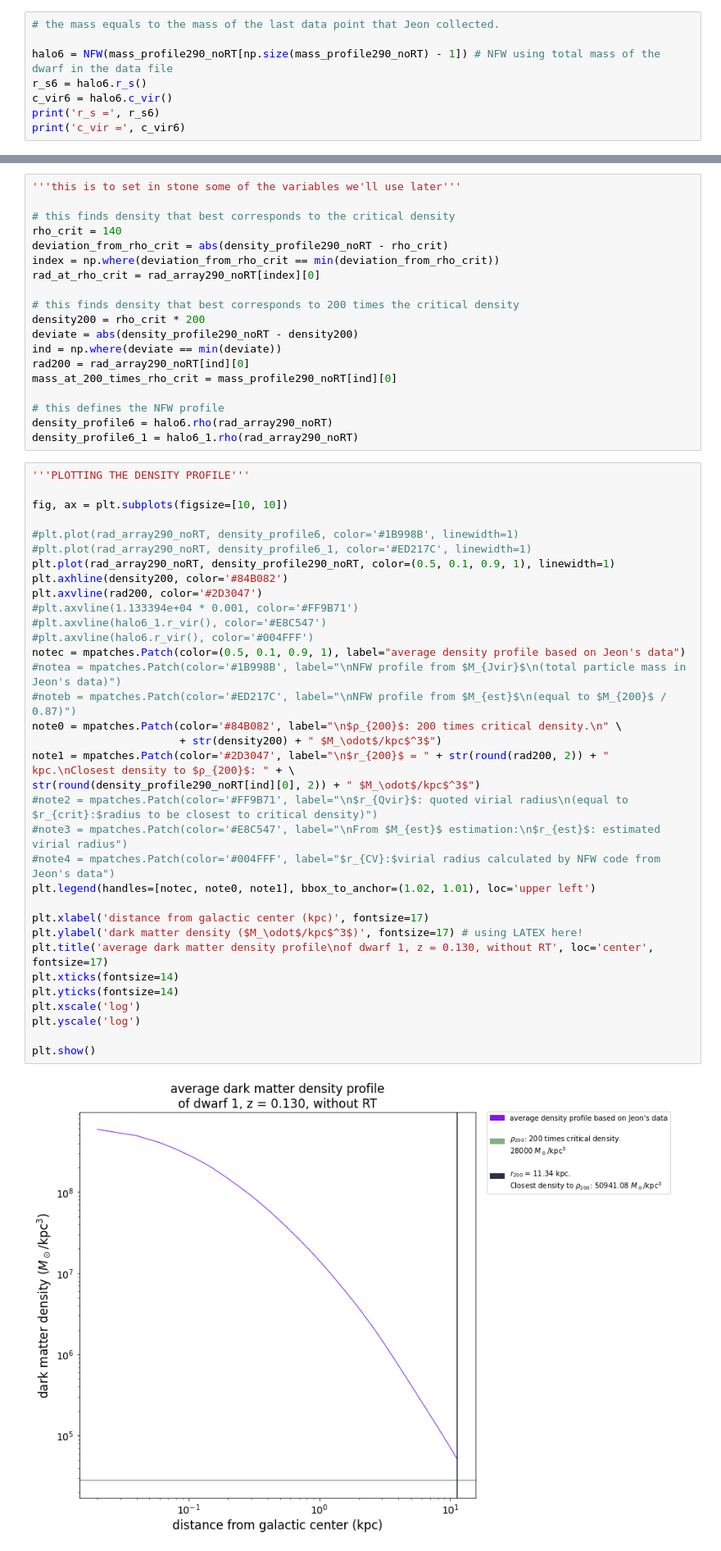
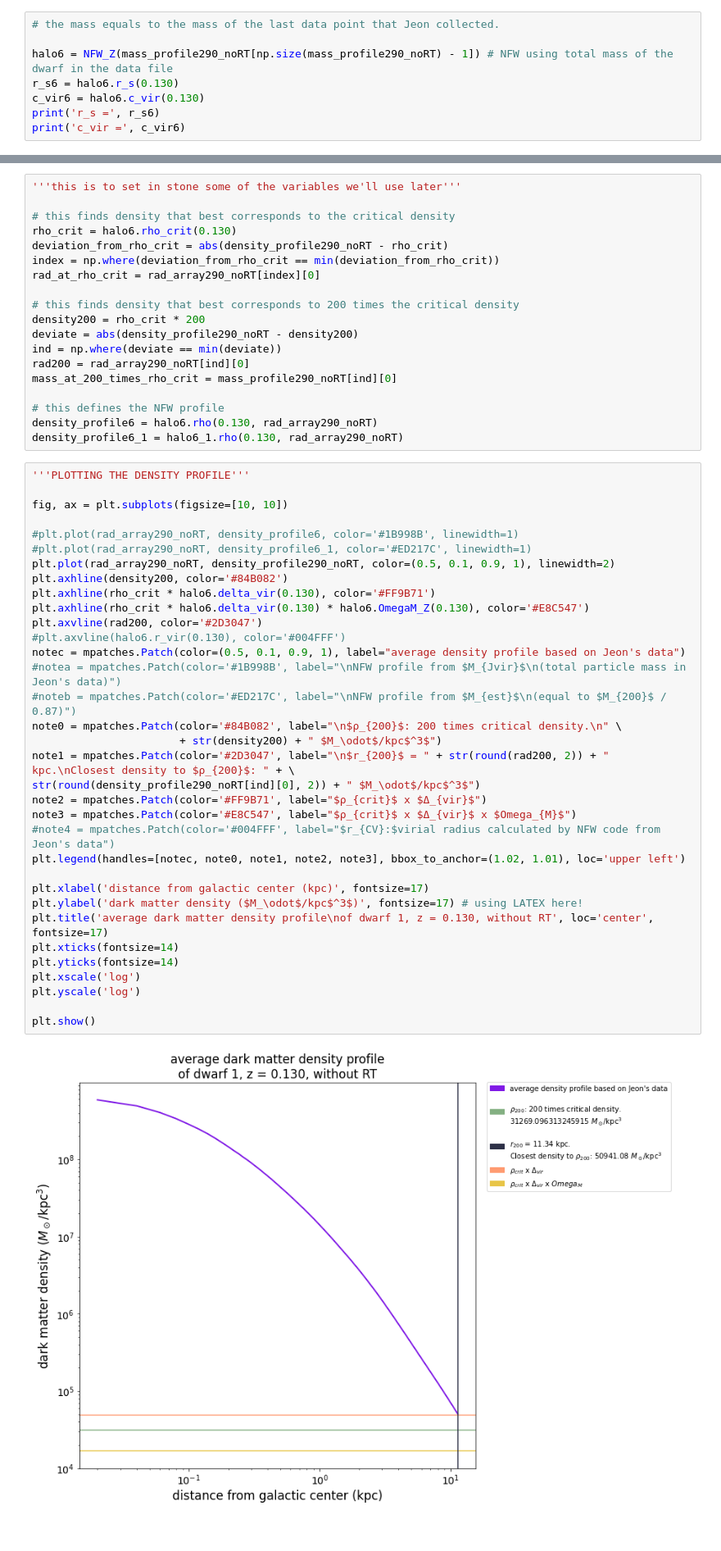
Before and after one commit to nguyenbinh1612/Binh_UFD, a Jupyter notebook: average-fit-NFW-dwarf1.ipynb, the cells around one changed output, grey strips where cells are left out. Shown: that part at 82% size. Cells and saved outputs as stored; diff of their text form.

Commit message:
added an average density plot

```diff
--- a/average-fit-NFW-dwarf1.ipynb
+++ b/average-fit-NFW-dwarf1.ipynb
@@ -52,9 +54,9 @@ for radius_value in rad_array290_noRT:
 # %%
 # the mass equals to the mass of the last data point that Jeon collected.
 
-halo6 = NFW(mass_profile290_noRT[np.size(mass_profile290_noRT) - 1]) # NFW using total mass of the dwarf in the data file
-r_s6 = halo6.r_s()
-c_vir6 = halo6.c_vir()
+halo6 = NFW_Z(mass_profile290_noRT[np.size(mass_profile290_noRT) - 1]) # NFW using total mass of the dwarf in the data file
+r_s6 = halo6.r_s(0.130)
+c_vir6 = halo6.c_vir(0.130)
 print('r_s =', r_s6)
 print('c_vir =', c_vir6)
 # %% [output]
@@ -77,7 +79,7 @@ c_vir = 18.16826652958019
 '''this is to set in stone some of the variables we'll use later'''
 
 # this finds density that best corresponds to the critical density
-rho_crit = 140
+rho_crit = halo6.rho_crit(0.130)
 deviation_from_rho_crit = abs(density_profile290_noRT - rho_crit)
 index = np.where(deviation_from_rho_crit == min(deviation_from_rho_crit))
 rad_at_rho_crit = rad_array290_noRT[index][0]
@@ -90,44 +92,44 @@ rad200 = rad_array290_noRT[ind][0]
 mass_at_200_times_rho_crit = mass_profile290_noRT[ind][0]
 
 # this defines the NFW profile
-density_profile6 = halo6.rho(rad_array290_noRT)
-density_profile6_1 = halo6_1.rho(rad_array290_noRT)
+density_profile6 = halo6.rho(0.130, rad_array290_noRT)
+density_profile6_1 = halo6_1.rho(0.130, rad_array290_noRT)
 # %%
 '''PLOTTING THE DENSITY PROFILE'''
 
 fig, ax = plt.subplots(figsize=[10, 10])
 
 #plt.plot(rad_array290_noRT, density_profile6, color='#1B998B', linewidth=1)
 #plt.plot(rad_array290_noRT, density_profile6_1, color='#ED217C', linewidth=1)
-plt.plot(rad_array290_noRT, density_profile290_noRT, color=(0.5, 0.1, 0.9, 1), linewidth=1)
+plt.plot(rad_array290_noRT, density_profile290_noRT, color=(0.5, 0.1, 0.9, 1), linewidth=2)
 plt.axhline(density200, color='#84B082')
+plt.axhline(rho_crit * halo6.delta_vir(0.130), color='#FF9B71')
+plt.axhline(rho_crit * halo6.delta_vir(0.130) * halo6.OmegaM_Z(0.130), color='#E8C547')
 plt.axvline(rad200, color='#2D3047')
-#plt.axvline(1.133394e+04 * 0.001, color='#FF9B71')
-#plt.axvline(halo6_1.r_vir(), color='#E8C547')
-#plt.axvline(halo6.r_vir(), color='#004FFF')
+#plt.axvline(halo6.r_vir(0.130), color='#004FFF')
 notec = mpatches.Patch(color=(0.5, 0.1, 0.9, 1), label="average density profile based on Jeon's data")
 #notea = mpatches.Patch(color='#1B998B', label="\nNFW profile from $M_{Jvir}$\n(total particle mass in Jeon's data)")
 #noteb = mpatches.Patch(color='#ED217C', label="\nNFW profile from $M_{est}$\n(equal to $M_{200}$ / 0.87)")
 note0 = mpatches.Patch(color='#84B082', label="\n$ρ_{200}$: 200 times critical density.\n" \
                        + str(density200) + " $M_\odot$/kpc$^3$")
 note1 = mpatches.Patch(color='#2D3047', label="\n$r_{200}$ = " + str(round(rad200, 2)) + " kpc.\nClosest density to $ρ_{200}$: " + \
 str(round(density_profile290_noRT[ind][0], 2)) + " $M_\odot$/kpc$^3$")
-#note2 = mpatches.Patch(color='#FF9B71', label="\n$r_{Qvir}$: quoted virial radius\n(equal to $r_{crit}:$radius to be closest to critical density)")
-#note3 = mpatches.Patch(color='#E8C547', label="\nFrom $M_{est}$ estimation:\n$r_{est}$: estimated virial radius")
+note2 = mpatches.Patch(color='#FF9B71', label="$ρ_{crit}$ x $Δ_{vir}$")
+note3 = mpatches.Patch(color='#E8C547', label="$ρ_{crit}$ x $Δ_{vir}$ x $Omega_{M}$")
 #note4 = mpatches.Patch(color='#004FFF', label="$r_{CV}:$virial radius calculated by NFW code from Jeon's data")
-plt.legend(handles=[notec, note0, note1], bbox_to_anchor=(1.02, 1.01), loc='upper left')
+plt.legend(handles=[notec, note0, note1, note2, note3], bbox_to_anchor=(1.02, 1.01), loc='upper left')
 
 plt.xlabel('distance from galactic center (kpc)', fontsize=17)
 plt.ylabel('dark matter density ($M_\odot$/kpc$^3$)', fontsize=17) # using LATEX here!
 plt.title('average dark matter density profile\nof dwarf 1, z = 0.130, without RT', loc='center', fontsize=17)
 plt.xticks(fontsize=14)
 plt.yticks(fontsize=14)
 plt.xscale('log')
 plt.yscale('log')
 
 plt.show()
 # %% [output]
-[figure, old version]
+[figure, new version]
 # %%
 '''PLOTTING THE MASS PROFILE'''
 
```
Also changed, not shown: parts of 5 cells of this notebook.
